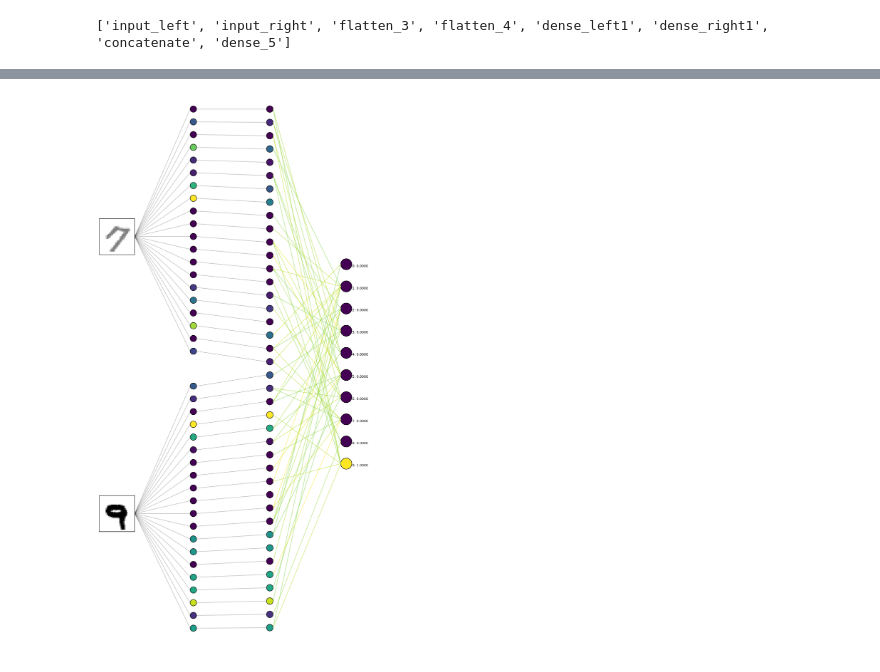
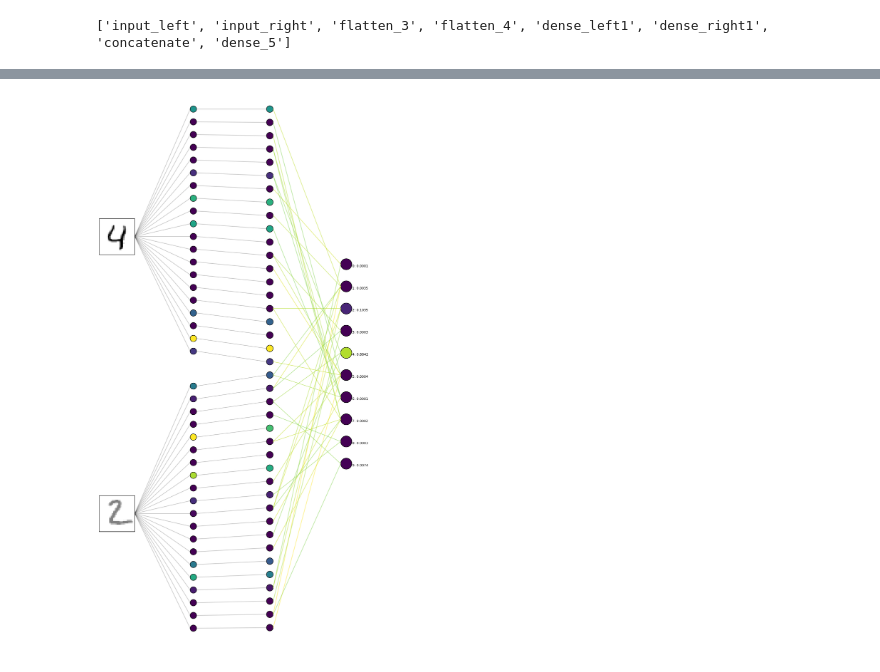
Before and after one commit to hugobbi/mnist-visual-fields, a Jupyter notebook: mnist_visual_fields_main.ipynb, the cells around one changed output, grey strips where cells are left out. Drawn from its saved outputs; the diff is of its cells as text; code cells hidden in the pictures.

Commit message:
Adding possibility to choose digits and their intensities in input

```diff
--- a/mnist_visual_fields_main.ipynb
+++ b/mnist_visual_fields_main.ipynb
@@ -327,7 +332,8 @@ def get_activations_single_visual_field(model, input_digit, x_data, y_data):
   return activations
 
 
-def get_activations_double_visual_field(model, input_digit, x_data_left, x_data_right, y_data):
+def get_activations_double_visual_field(model, x_data=None, left_vf_digit: Tuple[int, float]=None, right_vf_digit: Tuple[int, float]=None,
+                                        x_data_left=None, x_data_right=None, input_digit=None, y_data=None):
   '''
   Generates the individual neuron activation values for a prediction with a double visual field Neural Network
   '''
@@ -337,7 +343,13 @@ def get_activations_double_visual_field(model, input_digit, x_data_left, x_data_
   intermediate_layer_models = [keras.models.Model(inputs=model.input, outputs=model.get_layer(layer_name).output) for layer_name in layer_names]
 
   # Getting activations
-  input_data_left, input_data_right = get_double_visual_field_digit(x_data_left, x_data_right, y_data, input_digit)
+  if left_vf_digit is None:
+    input_data_left, input_data_right = get_double_visual_field_digit(x_data_left, x_data_right, y_data, input_digit)
+  else:
+    left_idx, left_attention = left_vf_digit
+    input_data_left = np.array([x_data[left_idx]]) * left_attention
+    right_idx, right_attention = right_vf_digit
+    input_data_right = np.array([x_data[right_idx]]) * right_attention
   activations = [intermediate_layer_model.predict([input_data_left, input_data_right])[0] for intermediate_layer_model in intermediate_layer_models] # Predict result is returned inside a list, hence we get the first element of that list
 
   return activations
@@ -402,6 +414,18 @@ def calculate_image_size(number_neurons):
 def compute_sizes(top):
   bottom = 1 - top
   return top, bottom, bottom, top # top, bottom, left, right
+
+def display_n_digits(x_data, y_data, digit: int, n: int):
+  size = len(y_data)
+  idx = 0
+  digits_found = 0
+  idx_last_digit = 0
+  while idx < size and digits_found < n:
+    if y_data[idx] == digit:
+      digits_found += 1
+      idx_last_digit = idx
+      show_single_digit(x_data, y_data, idx, print_index=True)
+    idx += 1
 # %% [markdown]
 Main function for single visual field
 # %%
@@ -527,7 +551,9 @@ def display_single_visual_field_mnist_nn_execution(model, x_data, y_data, input_
 
   fig.savefig('nn.png')
 # %%
-def display_double_visual_field_mnist_nn_execution(model, x_data_left, x_data_right, y_data, input_digit, max_neurons, weight_plot_threshold):
+def display_double_visual_field_mnist_nn_execution(model, max_neurons, weight_plot_threshold, x_data=None, left_vf_digit: Tuple[int, float]=None,
+                                                   right_vf_digit: Tuple[int, float]=None, x_data_left=None, x_data_right=None, y_data=None,
+                                                   input_digit=None):
   '''
   Receives a trained Neural Network model with two visual fields and and input digit, plotting the full neural network execution.
   Obseravtion: this code currently doesn't support Convolution or MaxPool layers and layers with too many neurons.
@@ -545,7 +571,10 @@ def display_double_visual_field_mnist_nn_execution(model, x_data_left, x_data_ri
 
   ''' Calculating neural network activations '''
 
-  model_activations = get_activations_double_visual_field(model, input_digit, x_data_left, x_data_right, y_data)
+  if left_vf_digit is None:
+    model_activations = get_activations_double_visual_field(model, input_digit, x_data_left, x_data_right, y_data)
+  else:
+    model_activations = get_activations_double_visual_field(model, x_data, left_vf_digit, right_vf_digit)
 
   ''' Determining neural network figure parameters '''
 
@@ -765,3 +813,4 @@ print([layer.name for layer in model_LR_FAH.layers])
 # %%
-display_double_visual_field_mnist_nn_execution(model_LR_FAH, x_train_left, x_train_right, y_train_final, input_digit=9, max_neurons=300, weight_plot_threshold=0.8)
+display_double_visual_field_mnist_nn_execution(model_LR_FAH, max_neurons=300, weight_plot_threshold=0.8,
+                                               x_data=x_test, left_vf_digit=(4, 1), right_vf_digit=(1, 0.5))
 # %% [output]
@@ -776 +825 @@ display_double_visual_field_mnist_nn_execution(model_LR_FAH, x_train_left, x_tra
-[figure, old version]
+[figure, new version]
```
Also changed, not shown: parts of 8 cells of this notebook.
